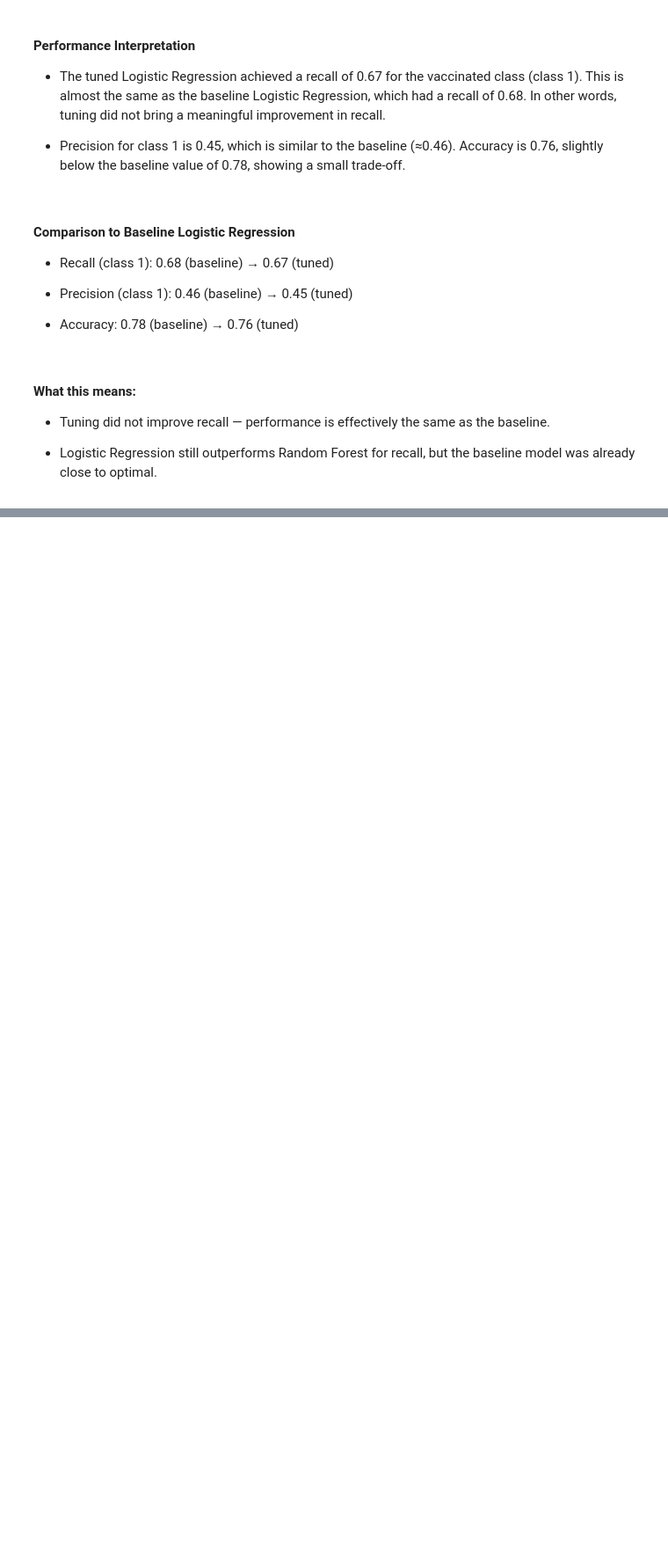
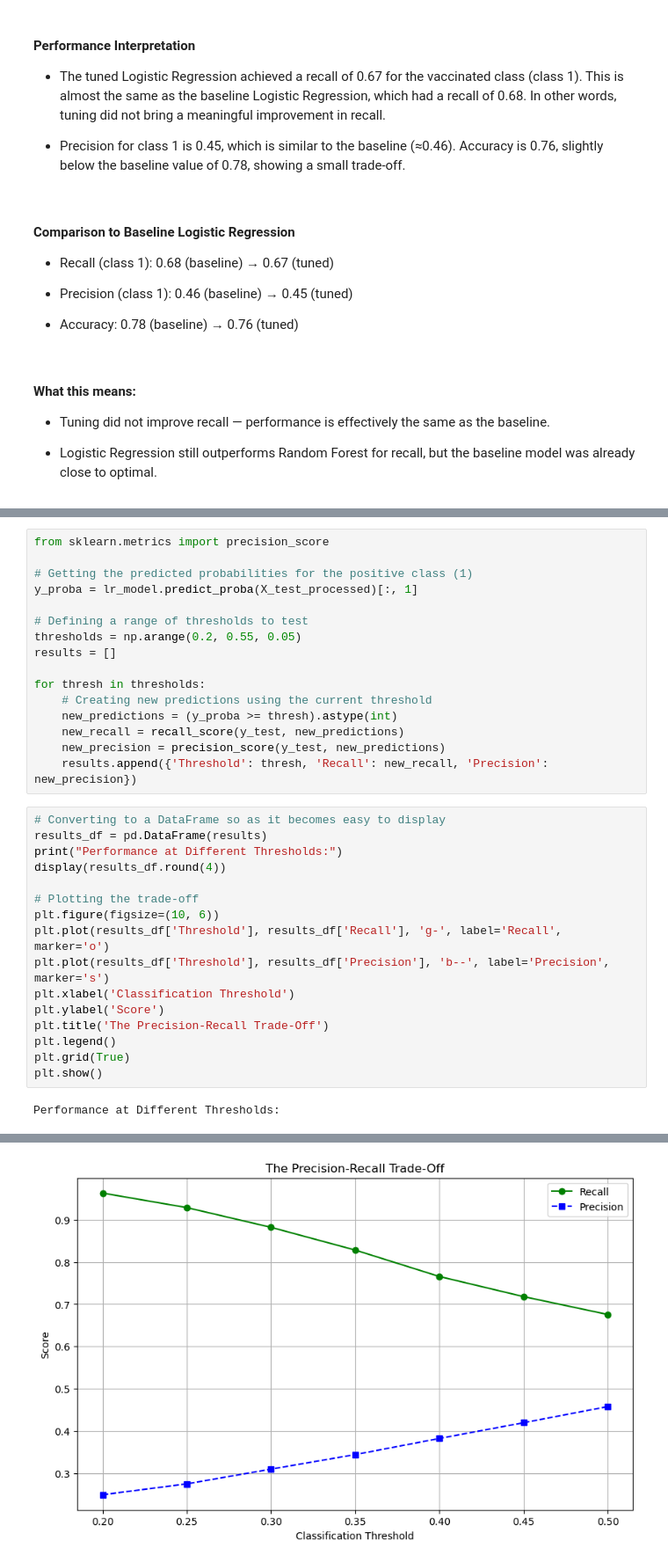
Before and after one commit to patsi-dev/Phase-3-Project, a Jupyter notebook: index.ipynb, the cells around one changed output, grey strips where cells are left out. Shown at 88% size. Cells and saved outputs as stored; diff of their text form; blank space fills up the shorter version.

Commit message:
did hyperparameter tuning, threshold tuning and finished modelling

```diff
--- a/index.ipynb
+++ b/index.ipynb
@@ -1164,0 +1137,34 @@ Threshold: 0.00, Recall: 1.00, Precision: 0.21
+# %%
+from sklearn.metrics import precision_score
+
+# Getting the predicted probabilities for the positive class (1)
+y_proba = lr_model.predict_proba(X_test_processed)[:, 1]
+
+# Defining a range of thresholds to test
+thresholds = np.arange(0.2, 0.55, 0.05)
+results = []
+
+for thresh in thresholds:
+    # Creating new predictions using the current threshold
+    new_predictions = (y_proba >= thresh).astype(int)
+    new_recall = recall_score(y_test, new_predictions)
+    new_precision = precision_score(y_test, new_predictions)
+    results.append({'Threshold': thresh, 'Recall': new_recall, 'Precision': new_precision})
+# %%
+# Converting to a DataFrame so as it becomes easy to display
+results_df = pd.DataFrame(results)
+print("Performance at Different Thresholds:")
+display(results_df.round(4))
+
+# Plotting the trade-off
+plt.figure(figsize=(10, 6))
+plt.plot(results_df['Threshold'], results_df['Recall'], 'g-', label='Recall', marker='o')
+plt.plot(results_df['Threshold'], results_df['Precision'], 'b--', label='Precision', marker='s')
+plt.xlabel('Classification Threshold')
+plt.ylabel('Score')
+plt.title('The Precision-Recall Trade-Off')
+plt.legend()
+plt.grid(True)
+plt.show()
+# %% [output]
+Performance at Different Thresholds:
@@ -1164,0 +1179 @@ Threshold: 0.00, Recall: 1.00, Precision: 0.21
+[figure, added]
```
Also changed, not shown: parts of 16 cells of this notebook.
